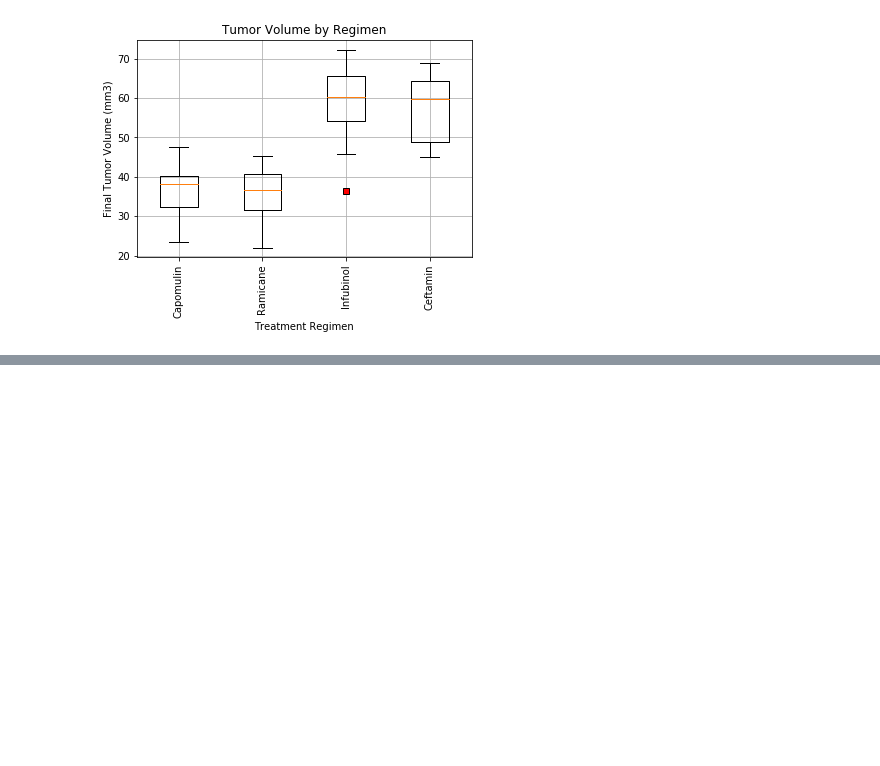
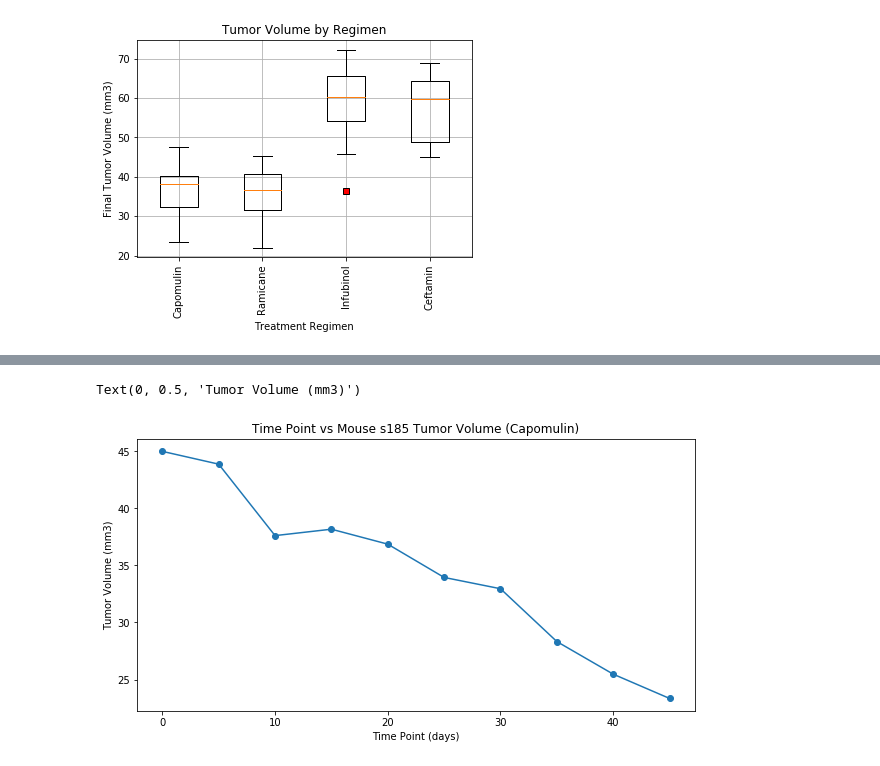
Before and after one commit to theriotn95/Pymaceuticals, a Jupyter notebook: pymaceuticals_study.ipynb, the cells around one changed output, grey strips where cells are left out. Drawn from its saved outputs; the diff is of its cells as text; code cells hidden in the pictures; blank space fills up the shorter version.

```diff
--- a/pymaceuticals_study.ipynb
+++ b/pymaceuticals_study.ipynb
@@ -179,0 +257,19 @@ plt.show()
+# %%
+#Obtain Capomulin treatment data
+capomulin_data = study_df.loc[study_df["Drug Regimen"] == "Capomulin"]
+
+s185 = capomulin_data.loc[capomulin_data["Mouse ID"]== "s185"]
+
+plt.figure(figsize = (10,5))
+
+#Create the line plot
+plt.plot(s185["Timepoint"], s185["Tumor Volume (mm3)"], marker = "o")
+
+plt.title("Time Point vs Mouse s185 Tumor Volume (Capomulin)")
+
+plt.xlabel("Time Point (days)")
+
+plt.ylabel("Tumor Volume (mm3)")
+# %% [output]
+Text(0, 0.5, 'Tumor Volume (mm3)')
+[figure, added]
```
Also changed, not shown: parts of 12 cells of this notebook.
